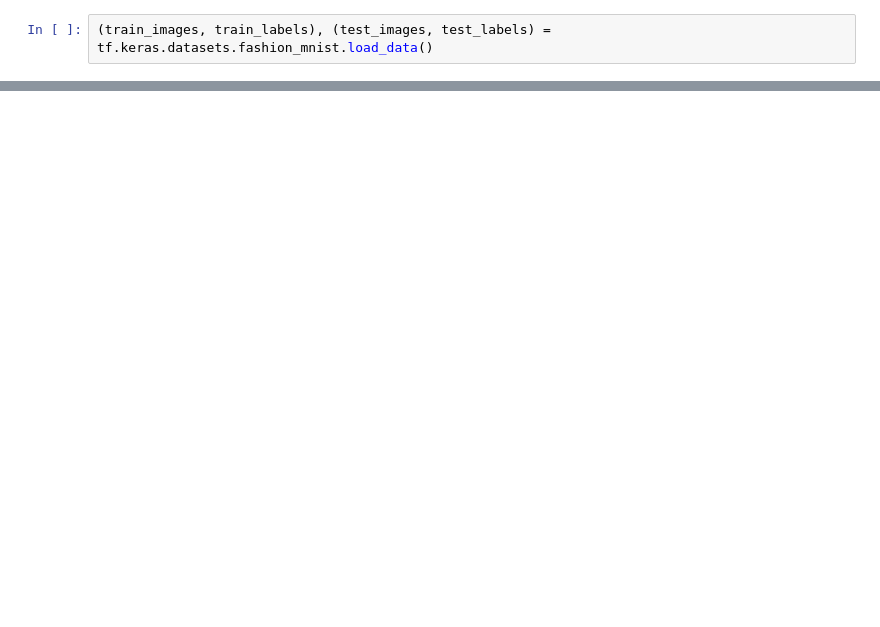
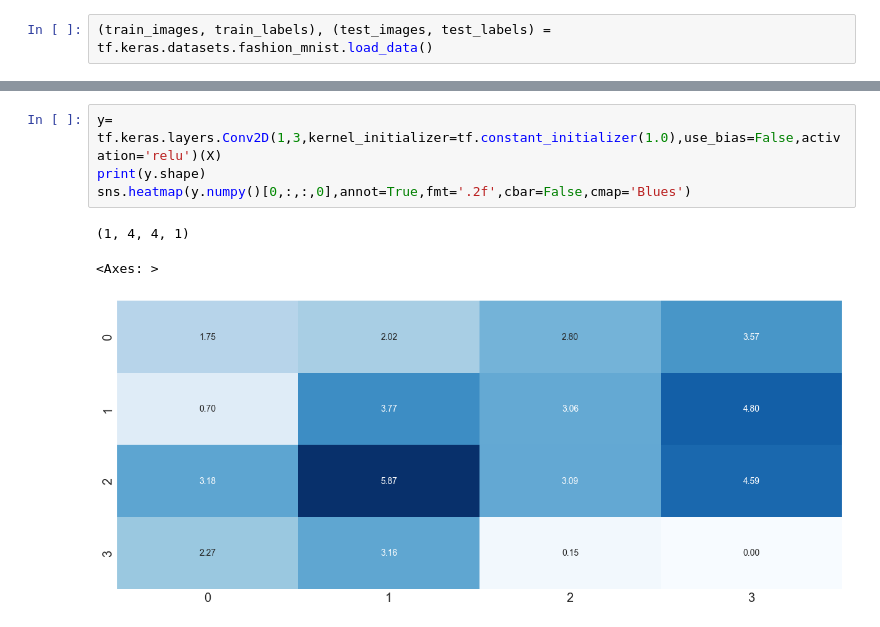
Before and after one commit to gpgaikwad576/DAIAugust2025, a Jupyter notebook: Python/Anurag/DeepLearning/theory/CNN_Model.ipynb, the cells around one changed output, grey strips where cells are left out. Cells and saved outputs as stored; diff of their text form; blank space fills up the shorter version.

```diff
--- a/Python/Anurag/DeepLearning/theory/CNN_Model.ipynb
+++ b/Python/Anurag/DeepLearning/theory/CNN_Model.ipynb
@@ -131,0 +180,8 @@ array([[  0,   0,   0,   0,   0,   0,   0,   0,   0,   0,   0,   0,   0,
+# %%
+y= tf.keras.layers.Conv2D(1,3,kernel_initializer=tf.constant_initializer(1.0),use_bias=False,activation='relu')(X)
+print(y.shape)
+sns.heatmap(y.numpy()[0,:,:,0],annot=True,fmt='.2f',cbar=False,cmap='Blues')
+# %% [output]
+(1, 4, 4, 1)
+<Axes: >
+[figure, added]
```
Also changed, not shown: parts of 36 cells of this notebook, 7 other files.
